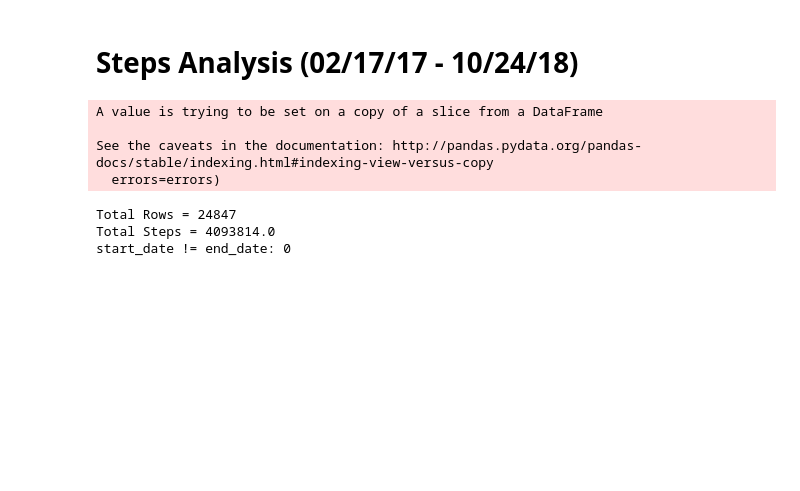
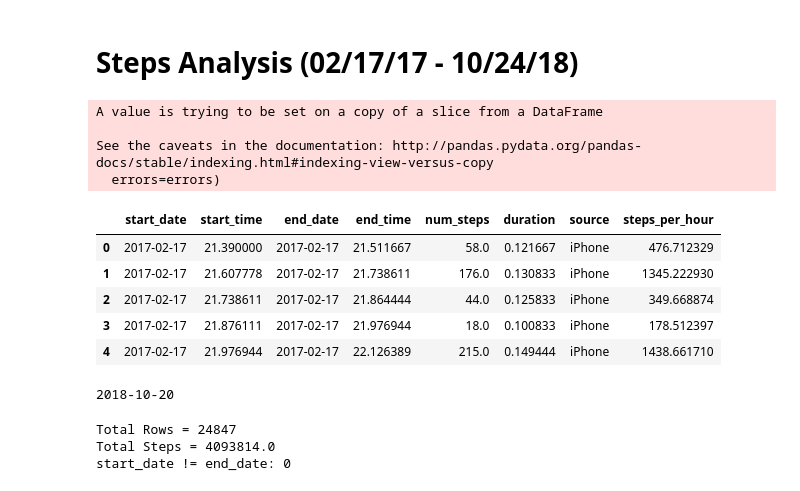
Before and after one commit to Data-is-life/Steps_Analysis, a Jupyter notebook: Steps_analysis.ipynb, the cells around one changed output. Drawn from its saved outputs; the diff is of its cells as text; code cells hidden in the pictures; blank space fills up the shorter version.

```diff
--- a/Steps_analysis.ipynb
+++ b/Steps_analysis.ipynb
@@ -12,3 +12,12 @@ A value is trying to be set on a copy of a slice from a DataFrame
 
 See the caveats in the documentation: http://pandas.pydata.org/pandas-docs/stable/indexing.html#indexing-view-versus-copy
   errors=errors)
+# %%
+df.head()
+# %% [output]
+|  | start_date | start_time | end_date | end_time | num_steps | duration | source | steps_per_hour |
+| 0 | 2017-02-17 | 21.390000 | 2017-02-17 | 21.511667 | 58.0 | 0.121667 | iPhone | 476.712329 |
+| 1 | 2017-02-17 | 21.607778 | 2017-02-17 | 21.738611 | 176.0 | 0.130833 | iPhone | 1345.222930 |
+| 2 | 2017-02-17 | 21.738611 | 2017-02-17 | 21.864444 | 44.0 | 0.125833 | iPhone | 349.668874 |
+| 3 | 2017-02-17 | 21.876111 | 2017-02-17 | 21.976944 | 18.0 | 0.100833 | iPhone | 178.512397 |
+| 4 | 2017-02-17 | 21.976944 | 2017-02-17 | 22.126389 | 215.0 | 0.149444 | iPhone | 1438.661710 |
@@ -15,3 +26,7 @@ See the caveats in the documentation: http://pandas.pydata.org/pandas-docs/stabl
+# %%
+print(str(df[df['num_steps'] == m_t_p]['start_date'].values)[2:12])
+# %% [output]
+2018-10-20
 # %%
 print_remainder(df)
 # %% [output]
```
Also changed, not shown: parts of 1 cell of this notebook, 3 other files.
